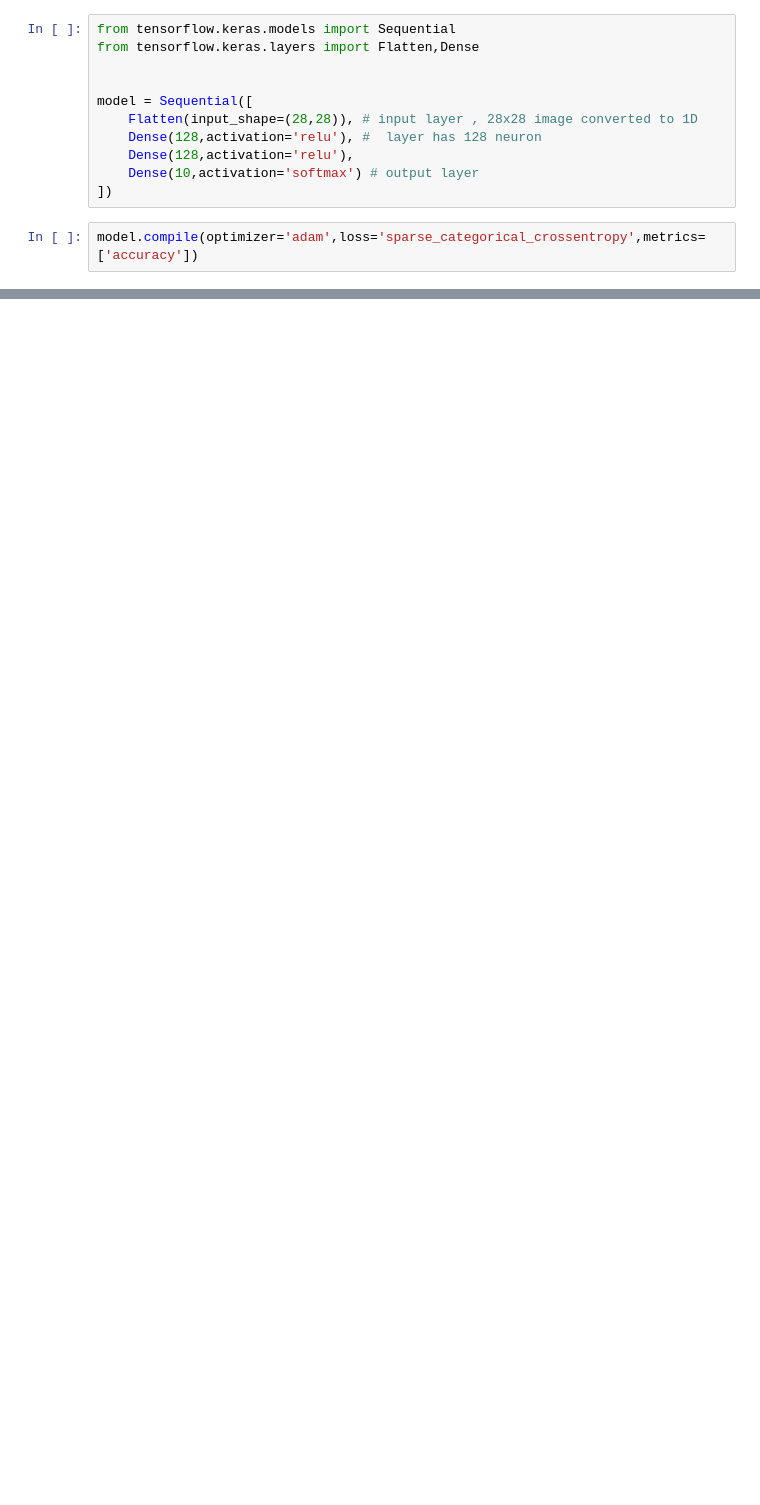
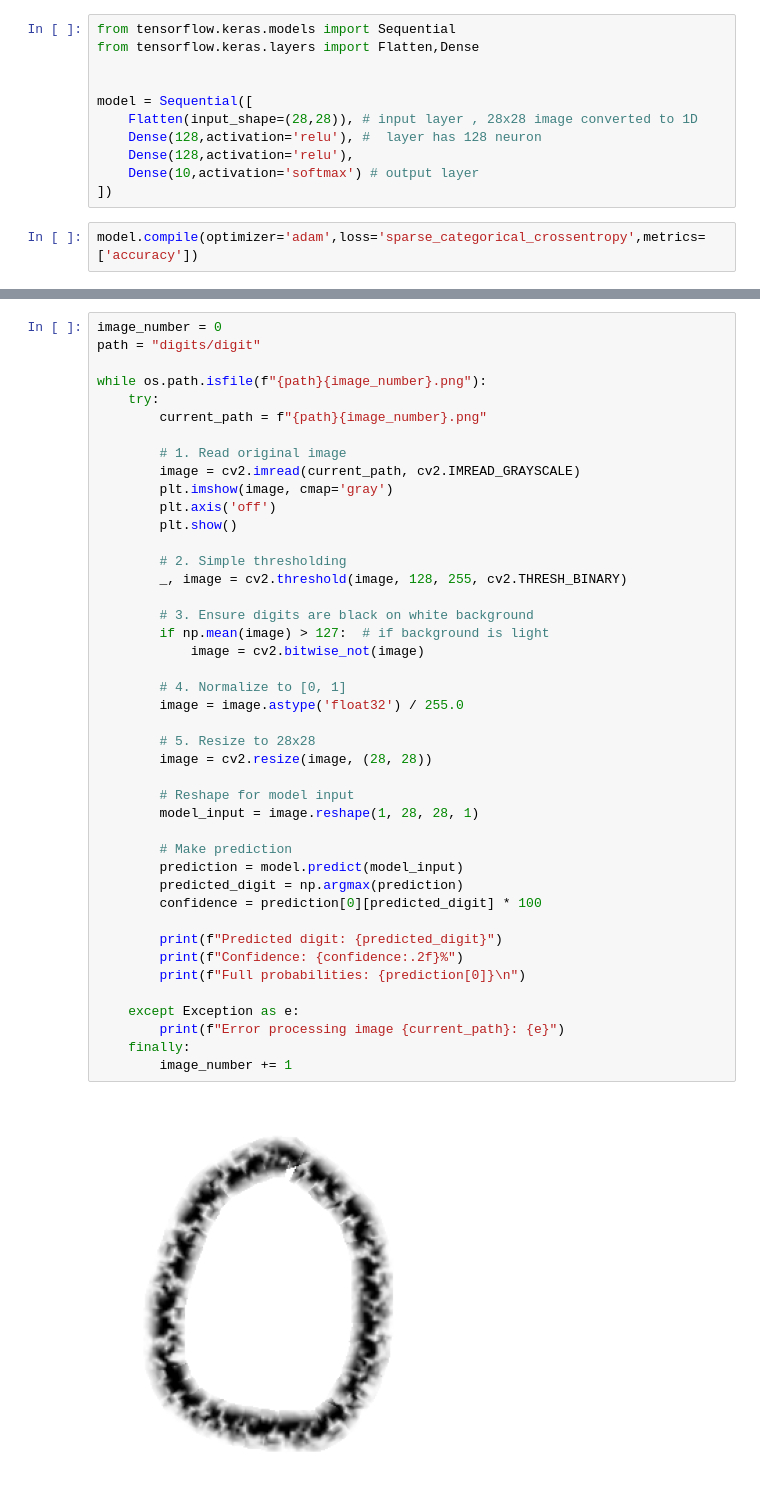
Before and after one commit to furkan-uzmez/HandWrittenDigit, a Jupyter notebook: model.ipynb, the cells around one changed output, grey strips where cells are left out. Saved outputs shown, nothing was run; the diff lists cells and outputs as text; blank space fills up the shorter version.

```diff
--- a/model.ipynb
+++ b/model.ipynb
@@ -113,0 +194,45 @@ This digit is probably is a 7
+# %%
+image_number = 0
+path = "digits/digit"
+
+while os.path.isfile(f"{path}{image_number}.png"):
+    try:
+        current_path = f"{path}{image_number}.png"
+
+        # 1. Read original image
+        image = cv2.imread(current_path, cv2.IMREAD_GRAYSCALE)
+        plt.imshow(image, cmap='gray')
+        plt.axis('off')
+        plt.show()
+
+        # 2. Simple thresholding
+        _, image = cv2.threshold(image, 128, 255, cv2.THRESH_BINARY)
+
+        # 3. Ensure digits are black on white background
+        if np.mean(image) > 127:  # if background is light
+            image = cv2.bitwise_not(image)
+
+        # 4. Normalize to [0, 1]
+        image = image.astype('float32') / 255.0
+
+        # 5. Resize to 28x28
+        image = cv2.resize(image, (28, 28))
+
+        # Reshape for model input
+        model_input = image.reshape(1, 28, 28, 1)
+
+        # Make prediction
+        prediction = model.predict(model_input)
+        predicted_digit = np.argmax(prediction)
+        confidence = prediction[0][predicted_digit] * 100
+
+        print(f"Predicted digit: {predicted_digit}")
+        print(f"Confidence: {confidence:.2f}%")
+        print(f"Full probabilities: {prediction[0]}\n")
+
+    except Exception as e:
+        print(f"Error processing image {current_path}: {e}")
+    finally:
+        image_number += 1
+# %% [output]
+[figure, added]
```
Also changed, not shown: parts of 10 cells of this notebook, 10 other files.
